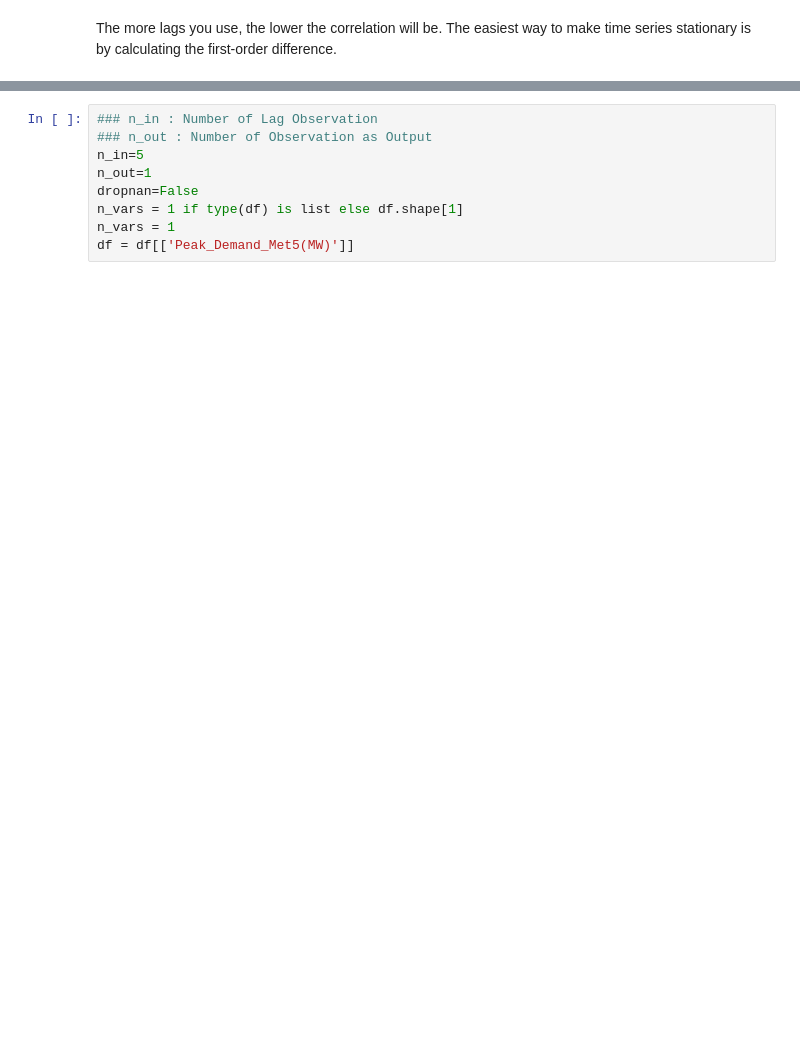
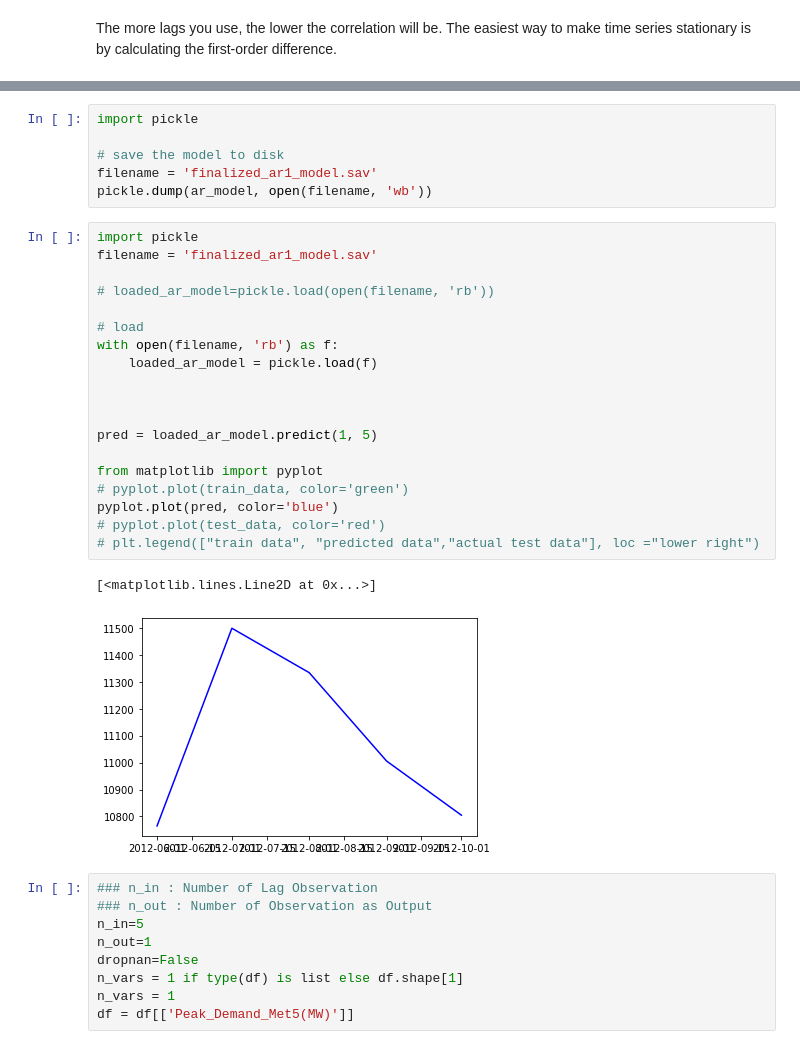
Before and after one commit to OmdenaAI/chennai-india-power-outage, a Jupyter notebook: src/tasks/task-06-Model Building/chennai_power_outage_modeling.ipynb, the cells around one changed output, grey strips where cells are left out. Drawn from its saved outputs; the diff is of its cells as text; blank space fills up the shorter version.

```diff
--- a/src/tasks/task-06-Model Building/chennai_power_outage_modeling.ipynb
+++ b/src/tasks/task-06-Model Building/chennai_power_outage_modeling.ipynb
@@ -509,3 +493,31 @@ Index(['Peak_Demand_Met5(MW)', 'Peak_Demand_Met5_MW_diff1'], dtype='object')
+# %%
+import pickle
+
+# save the model to disk
+filename = 'finalized_ar1_model.sav'
+pickle.dump(ar_model, open(filename, 'wb'))
+# %%
+import pickle
+filename = 'finalized_ar1_model.sav'
+
+# loaded_ar_model=pickle.load(open(filename, 'rb'))
+
+# load
+with open(filename, 'rb') as f:
+    loaded_ar_model = pickle.load(f)
+
+
+
+pred = loaded_ar_model.predict(1, 5)
+
+from matplotlib import pyplot
+# pyplot.plot(train_data, color='green')
+pyplot.plot(pred, color='blue')
+# pyplot.plot(test_data, color='red')
+# plt.legend(["train data", "predicted data","actual test data"], loc ="lower right")
+# %% [output]
+[<matplotlib.lines.Line2D at 0x...>]
+[figure, added]
 # %%
 ### n_in : Number of Lag Observation
 ### n_out : Number of Observation as Output
```
Also changed, not shown: parts of 18 cells of this notebook, 6 other files.
